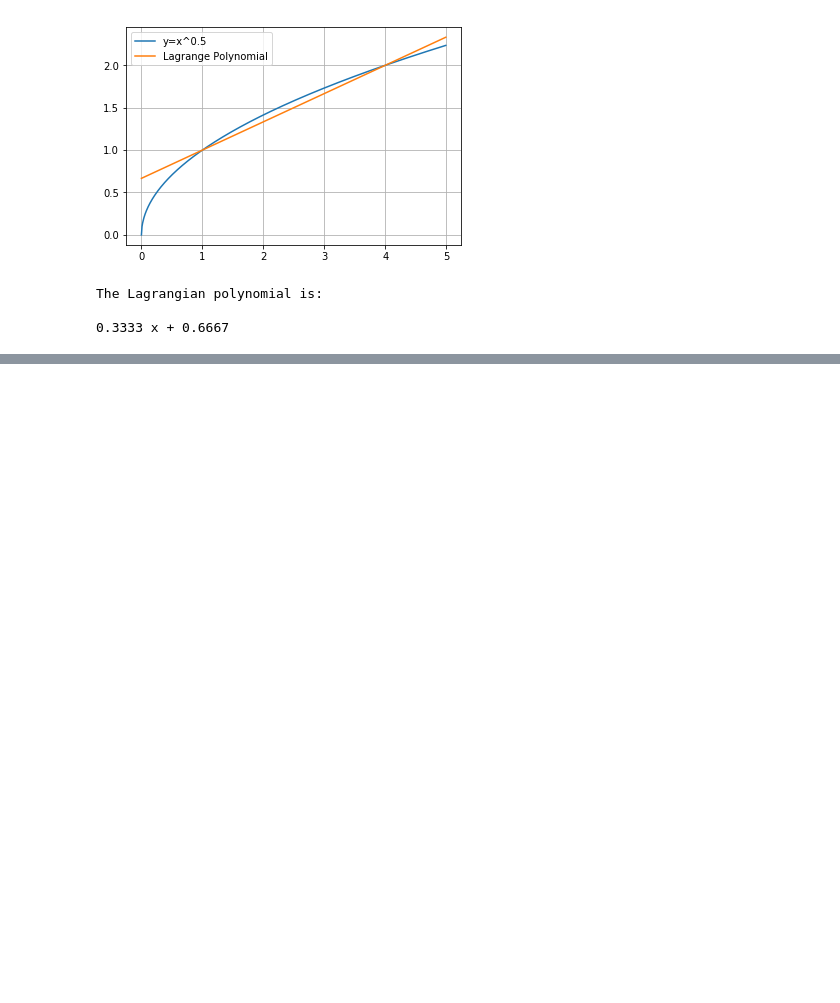
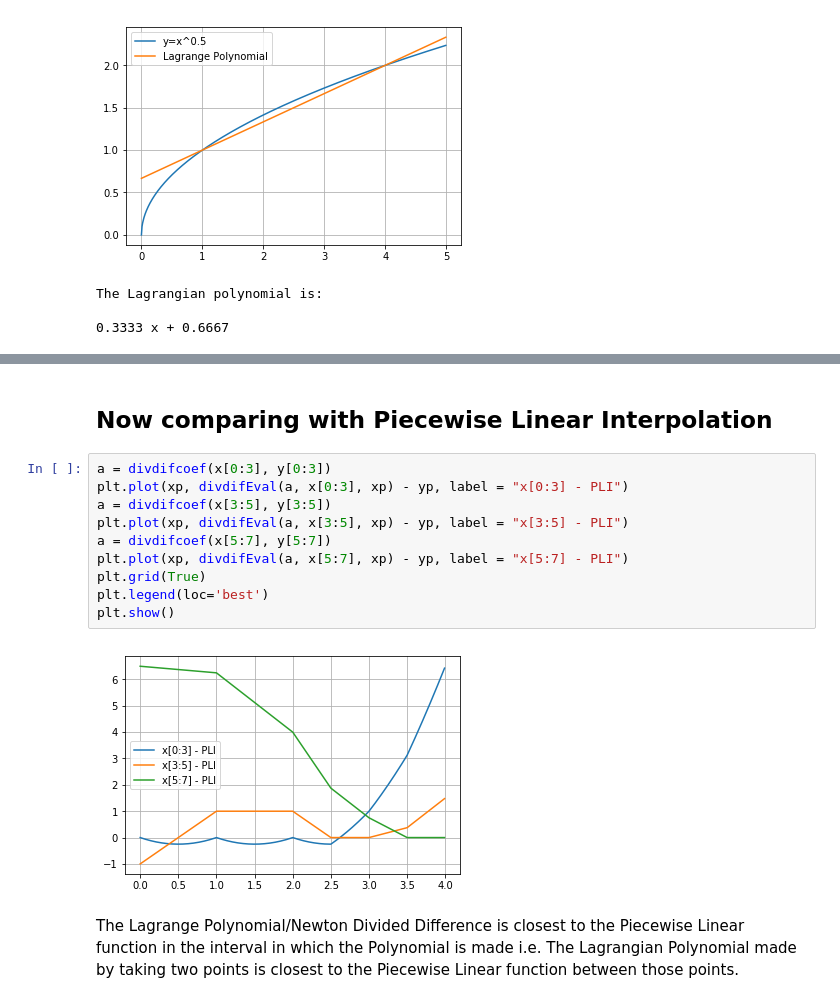
Before and after one commit to Vidhin05/Computational-and-Numerical-Methods, a Jupyter notebook: Set_6.ipynb, the cells around one changed output, grey strips where cells are left out. Cells and saved outputs as stored; diff of their text form; blank space fills up the shorter version.

```diff
--- a/Set_6.ipynb
+++ b/Set_6.ipynb
@@ -87,0 +248,16 @@ The Lagrangian polynomial is:
+# %% [markdown]
+## Now comparing with Piecewise Linear Interpolation
+# %%
+a = divdifcoef(x[0:3], y[0:3])
+plt.plot(xp, divdifEval(a, x[0:3], xp) - yp, label = "x[0:3] - PLI")
+a = divdifcoef(x[3:5], y[3:5])
+plt.plot(xp, divdifEval(a, x[3:5], xp) - yp, label = "x[3:5] - PLI")
+a = divdifcoef(x[5:7], y[5:7])
+plt.plot(xp, divdifEval(a, x[5:7], xp) - yp, label = "x[5:7] - PLI")
+plt.grid(True)
+plt.legend(loc='best')
+plt.show()
+# %% [output]
+[figure, added]
+# %% [markdown]
+The Lagrange Polynomial/Newton Divided Difference is closest to the Piecewise Linear function in the interval in which the Polynomial is made i.e. The Lagrangian Polynomial made by taking two points is closest to the Piecewise Linear function between those points.
```
Also changed, not shown: parts of 12 cells of this notebook, 1 other file.
